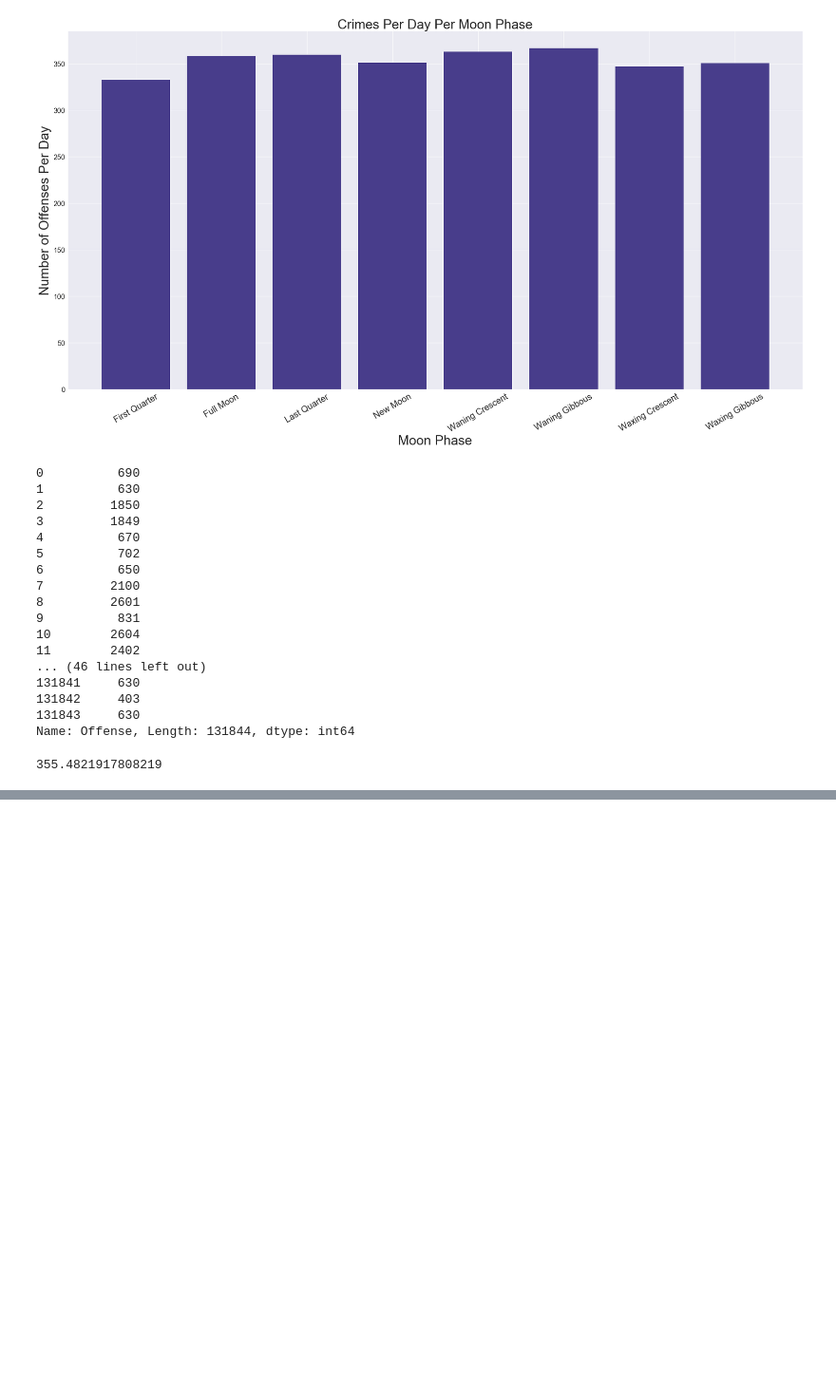
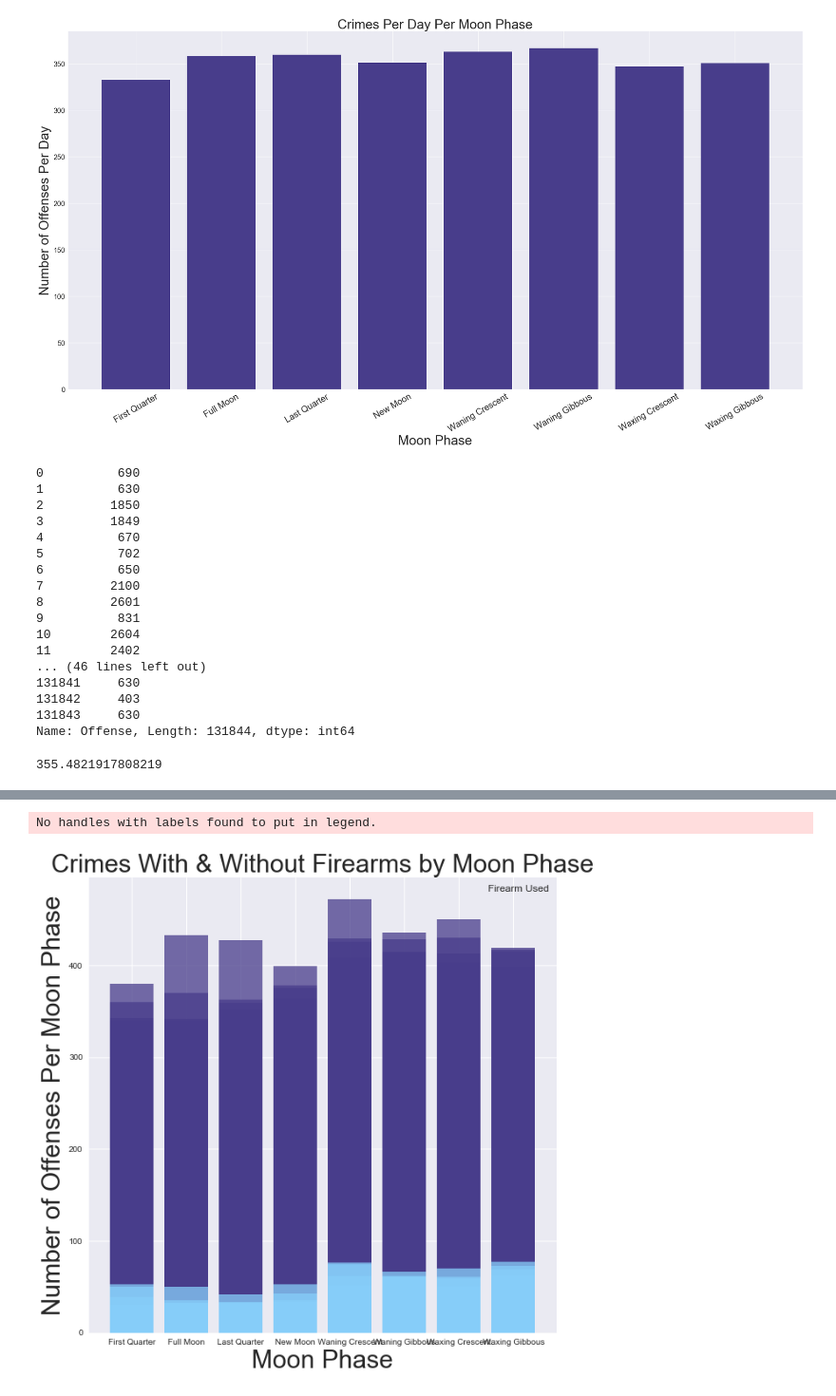
Before and after one commit to penguinistakc/team_mcgruff, a Jupyter notebook: Project Analysis.ipynb, the cells around one changed output, grey strips where cells are left out. Shown at 95% size. Cells and saved outputs as stored; diff of their text form; code cells hidden in the pictures; blank space fills up the shorter version.

Commit message:
added firearms graphics

```diff
--- a/Project Analysis.ipynb
+++ b/Project Analysis.ipynb
@@ -239,0 +250,2 @@ crime_per_day
+# %%
+crime_with_firearm_yes_date = crime_with_firearm_yes.groupby(['Date']).count().reset_index()
@@ -239,0 +266,2 @@ crime_per_day
+# %%
+crime_with_firearm_no_date = crime_with_firearm_no.groupby(['Date']).count().reset_index()
@@ -239,0 +277,2 @@ crime_per_day
+# %%
+crime_with_firearm_yes_date_moon = pd.merge(moon,crime_with_firearm_yes_date, on='Date', how='left')
@@ -239,0 +293,2 @@ crime_per_day
+# %%
+crime_with_firearm_no_date_moon = pd.merge(moon,crime_with_firearm_no_date, on='Date', how='left')
@@ -239,0 +309,50 @@ crime_per_day
+# %%
+#Plot the number of crime by moon phase
+#use seaborn default styling
+sns.set()
+#bubble chart
+fig = plt.figure(figsize=(10,10))
+ax1 = fig.add_subplot(111)
+ax2 = fig.add_subplot(111)
+
+
+#create scatterplots from dataframes
+ax1.bar(crime_with_firearm_no_date_moon['Moon Phase'],crime_with_firearm_no_date_moon['Offense'],
+                        color='darkslateblue',alpha=0.75)
+ax2.bar(crime_with_firearm_yes_date_moon['Moon Phase'],crime_with_firearm_yes_date_moon['Offense'],
+                        color='lightskyblue',
+                        alpha=0.75)
+
+
+#side annotation, labels and legend
+lgnd = plt.legend(loc='best', title = 'Firearm Used')
+
+
+
+#add labels and such
+sns.set(style="darkgrid")
+plt.title("Crimes With & Without Firearms by Moon Phase", fontsize =30)
+plt.xlabel("Moon Phase", fontsize=30)
+plt.ylabel("Number of Offenses Per Moon Phase", fontsize =30)
+
+#x = moon_phase_combined['Moon Phase']
+#y = moon_phase_combined['offenses_per_day']
+
+#plt.xticks(rotation=30,fontsize =20)
+#plt.yticks(fontsize =16)
+
+#crimes_per_day_per_moonphase = plt.bar(x, y, color = "DarkSlateBlue")
+
+#fig = plt.gcf()
+#fig.set_size_inches(30,15)
+
+#sns.set(style="darkgrid")
+
+#save an image of the plot to the output folder
+#plt.savefig('Pics/CrimesPerDayPerMoonPhase.png')
+
+#show plot
+plt.show()
+# %% [output]
+No handles with labels found to put in legend.
+[figure, added]
```
Also changed, not shown: parts of 7 cells of this notebook.
